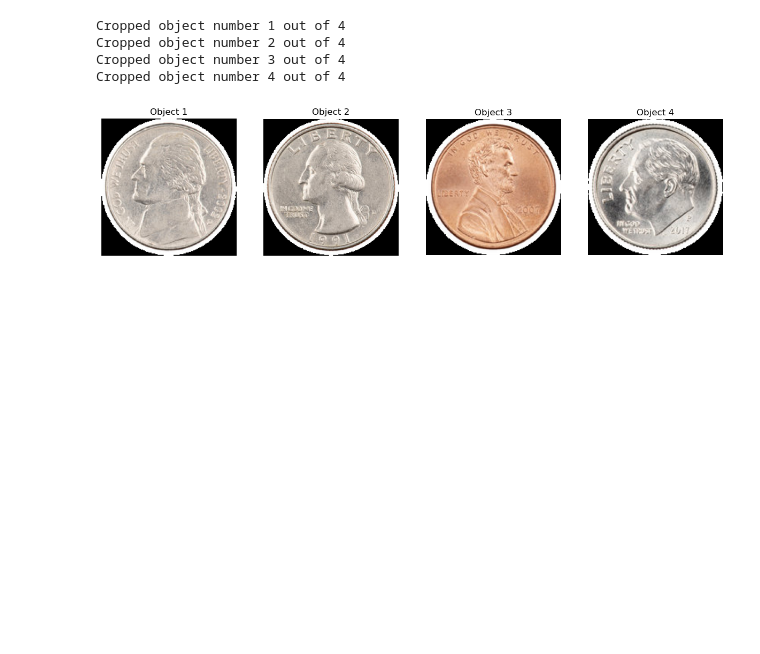
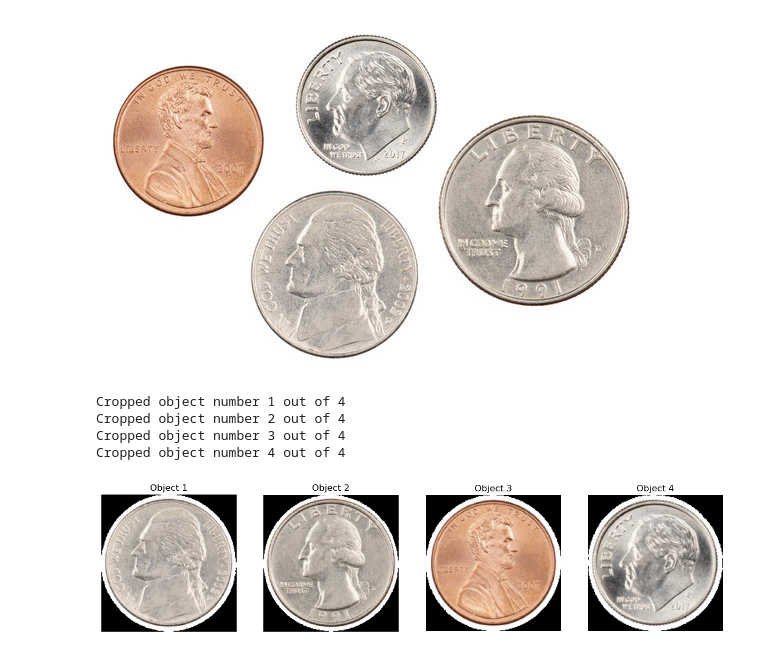
Before and after one commit to TemuujinE/NUM-Pattern-Recognition, a Jupyter notebook: lab3/coin_detect_and_crop.ipynb, the cells around one changed output. Saved outputs shown, nothing was run; the diff lists cells and outputs as text; code cells hidden in the pictures; blank space fills up the shorter version.

```diff
--- a/lab3/coin_detect_and_crop.ipynb
+++ b/lab3/coin_detect_and_crop.ipynb
@@ -63,6 +63,10 @@ def crop_coins_from_background(img_file_name, kernel_size = 3):
             print(f"Cropped object number {i + 1} out of {len(contours)}")
             cropped_objects.append(object_cropped)
     return cropped_objects
+# %%
+Image.open('./test/test_img5.jpg')
+# %% [output]
+[figure, added]
 # %%
 cropped_objects = crop_coins_from_background('./test/test_img5.jpg')
 fig, axs = plt.subplots(1, len(cropped_objects), figsize = (15, 5))
```
Also changed, not shown: parts of 3 cells of this notebook.
